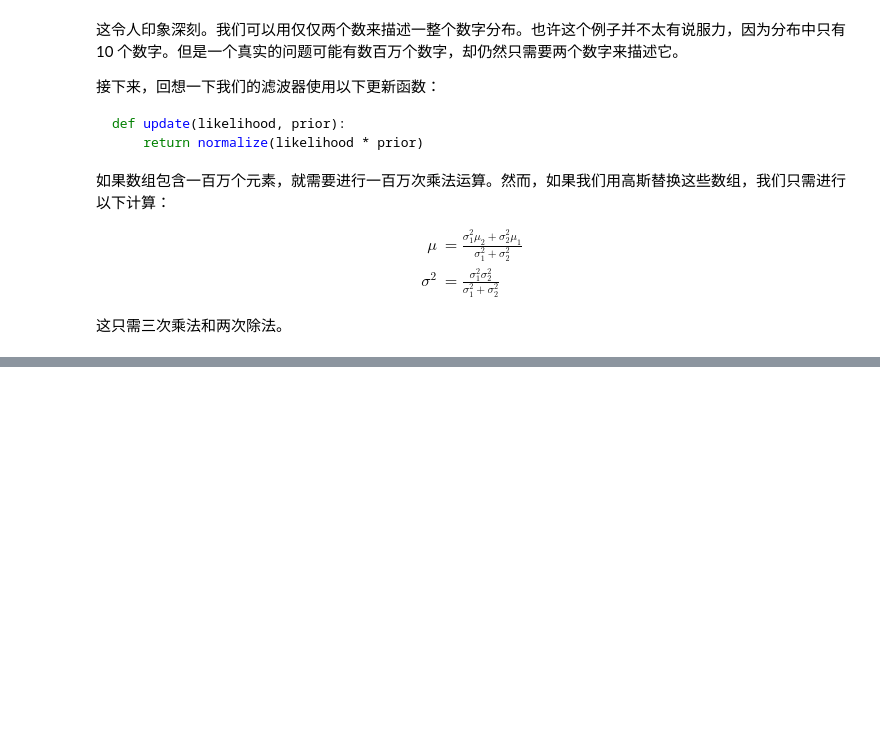
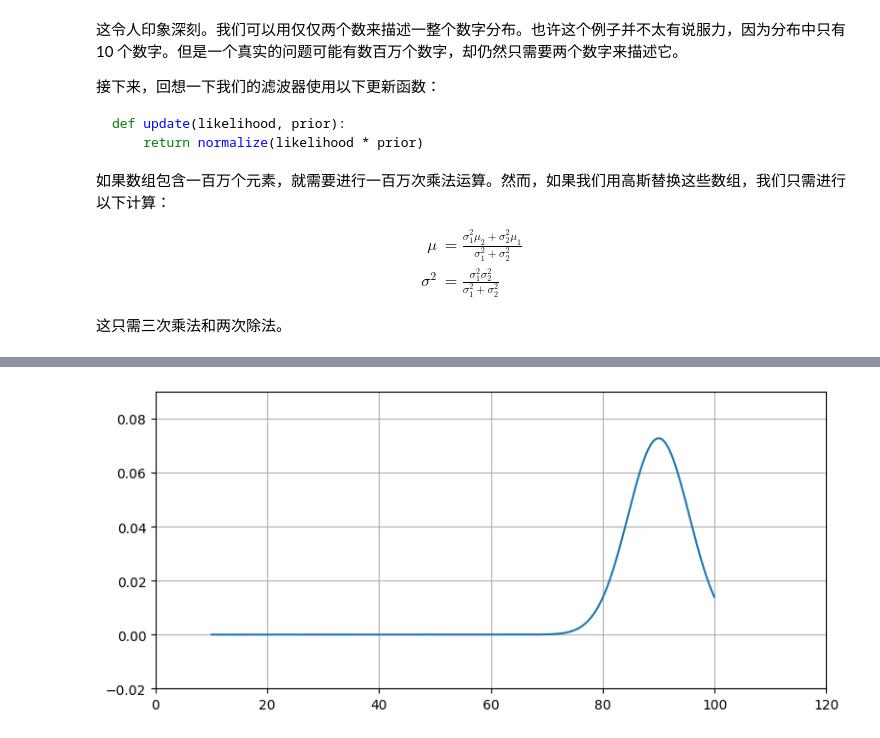
Before and after one commit to logan8866/Kalman-Filter-Programming, a Jupyter notebook: 03 高斯和贝叶斯理论.ipynb, the cells around one changed output, grey strips where cells are left out. Saved outputs shown, nothing was run; the diff lists cells and outputs as text; code cells hidden in the pictures; blank space fills up the shorter version.

```diff
--- a/03 高斯和贝叶斯理论.ipynb
+++ b/03 高斯和贝叶斯理论.ipynb
@@ -705,0 +814,8 @@ $$p(A \mid B) = \frac{p(B \mid A)\, p(A)}{p(B)}$$
+# %%
+xs = np.arange(10, 100, 0.05)
+ys = [gaussian(x, 90, 30) for x in xs]
+plt.plot(xs, ys, label='var=0.2')
+plt.xlim(0, 120)
+plt.ylim(-0.02, 0.09);
+# %% [output]
+[figure, added]
```
Also changed, not shown: parts of 26 cells of this notebook, 1 other file.
